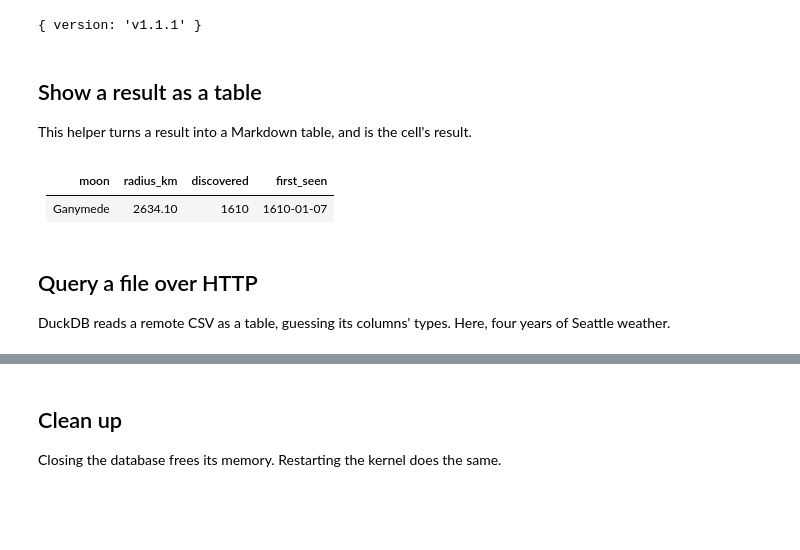
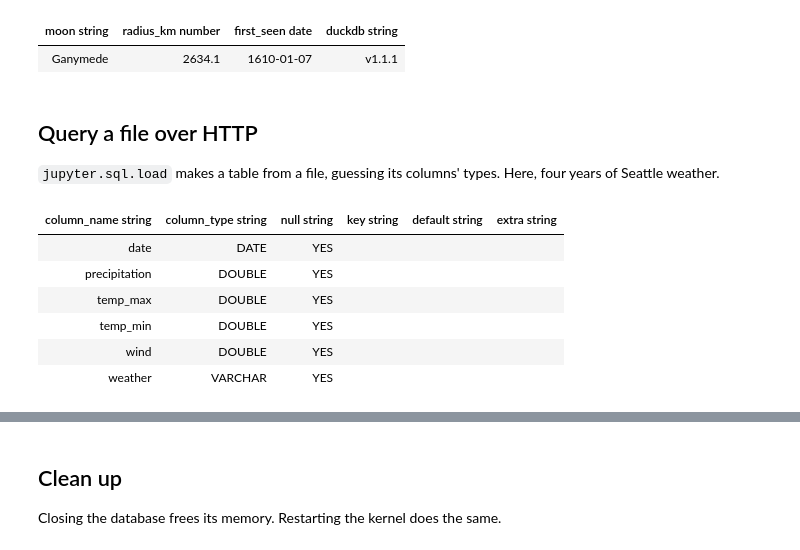
Before and after one commit to tlockney/ganymede-ui, a Jupyter notebook: examples/04 DuckDB.ipynb, the cells around one changed output, grey strips where cells are left out. Saved outputs shown, nothing was run; the diff lists cells and outputs as text; code cells hidden in the pictures; blank space fills up the shorter version.

```diff
--- a/examples/04 DuckDB.ipynb
+++ b/examples/04 DuckDB.ipynb
@@ -19,71 +14,21 @@ the database.
 # %%
-type Result = { columns: { name: string; type: string }[]; rows: Record<string, unknown>[] };
-let query: (sql: string, params?: unknown[]) => Promise<Result>;
-let close: () => Promise<void>;
-
-if (/^(Node\.js|Deno|Bun)\//.test(navigator.userAgent)) {
-  const { DuckDBInstance } = await import("npm:@duckdb/node-api@1.5.6-r.2");
-  const db = await DuckDBInstance.create(":memory:");
-  const conn = await db.connect();
-  query = async (sql, params = []) => {
-    const result = await conn.runAndReadAll(sql, params as any[]);
-    const types = result.columnTypes();
-    return {
-      columns: result.columnNames().map((name, i) => ({ name, type: String(types[i]) })),
-      rows: result.getRowObjectsJS(),
-    };
-  };
-  close = async () => { conn.closeSync(); db.closeSync(); };
-} else {
-  const duckdb = await import("npm:@duckdb/duckdb-wasm@1.29.0");
-  const bundle = await duckdb.selectBundle(duckdb.getJsDelivrBundles());
-  const loader = URL.createObjectURL(new Blob([`importScripts("${bundle.mainWorker}");`], { type: "text/javascript" }));
-  const db = new duckdb.AsyncDuckDB(new duckdb.VoidLogger(), new Worker(loader));
-  await db.instantiate(bundle.mainModule, bundle.pthreadWorker);
-  URL.revokeObjectURL(loader);
-  const conn = await db.connect();
-  query = async (sql, params = []) => {
-    const statement = await conn.prepare(sql);
-    const table = await statement.query(...params);
-    await statement.close();
-    return {
-      columns: table.schema.fields.map(f => ({ name: f.name, type: String(f.type) })),
-      rows: table.toArray().map(row => row.toJSON()),
-    };
-  };
-  close = async () => { await conn.close(); await db.terminate(); };
-}
-(await query("select version() as version")).rows[0];
+await jupyter.sql`select 'Ganymede' as moon, 2634.1 as radius_km, date '1610-01-07' as first_seen, version() as duckdb`;
 # %% [output]
-{ version: 'v1.1.1' }
+| moon string | radius_km number | first_seen date | duckdb string |
+| Ganymede | 2634.1 | 1610-01-07 | v1.1.1 |
 # %% [markdown]
-## Show a result as a table
+## Query a file over HTTP
 
-This helper turns a result into a Markdown table, and is the cell's
-result.
+`jupyter.sql.load` makes a table from a file, guessing its columns' types.
+Here, four years of Seattle weather.
 # %%
-async function sql(text: string, limit = 20) {
-  const { columns, rows } = await query(text);
-  const show = (v: unknown, type: string) => {
-    if (v === null || v === undefined) return "";
-    if (v instanceof Date || /^(date|timestamp)/i.test(type)) return new Date(v instanceof Date ? v : Number(v)).toISOString().slice(0, 10);
-    const n = typeof v === "bigint" ? Number(v) : v;
-    if (typeof n !== "number") return String(n);
-    if (!Number.isInteger(n)) return n.toFixed(2);
-    return Math.abs(n) >= 10_000 ? n.toLocaleString("en-US") : String(n);
-  };
-  const lines = rows.slice(0, limit).map(r => `| ${columns.map(c => show(r[c.name], c.type)).join(" | ")} |`);
-  const more = rows.length > limit ? `\n\n${rows.length - limit} more rows` : "";
-  return jupyter.md`| ${columns.map(c => c.name).join(" | ")} |\n| ${columns.map(() => "---").join(" | ")} |\n${lines.join("\n")}${more}`;
-}
-
-await sql(`select 'Ganymede' as moon, 2634.1::double as radius_km, 1610 as discovered, date '1610-01-07' as first_seen`);
+await jupyter.sql.load("seattle", "https://raw.githubusercontent.com/vega/vega-datasets/v2.11.0/data/seattle-weather.csv");
+await jupyter.sql`describe seattle`;
 # %% [output]
-| moon | radius_km | discovered | first_seen |
-| --- | --- | --- | --- |
-| Ganymede | 2634.10 | 1610 | 1610-01-07 |
+| column_name string | column_type string | null string | key string | default string | extra string |
+| date | DATE | YES |  |  |  |
+| precipitation | DOUBLE | YES |  |  |  |
+| temp_max | DOUBLE | YES |  |  |  |
+| temp_min | DOUBLE | YES |  |  |  |
+| wind | DOUBLE | YES |  |  |  |
+| weather | VARCHAR | YES |  |  |  |
-# %% [markdown]
-## Query a file over HTTP
-
-DuckDB reads a remote CSV as a table, guessing its columns' types. Here,
-four years of Seattle weather.
```
Also changed, not shown: parts of 12 cells of this notebook, 10 other files.
